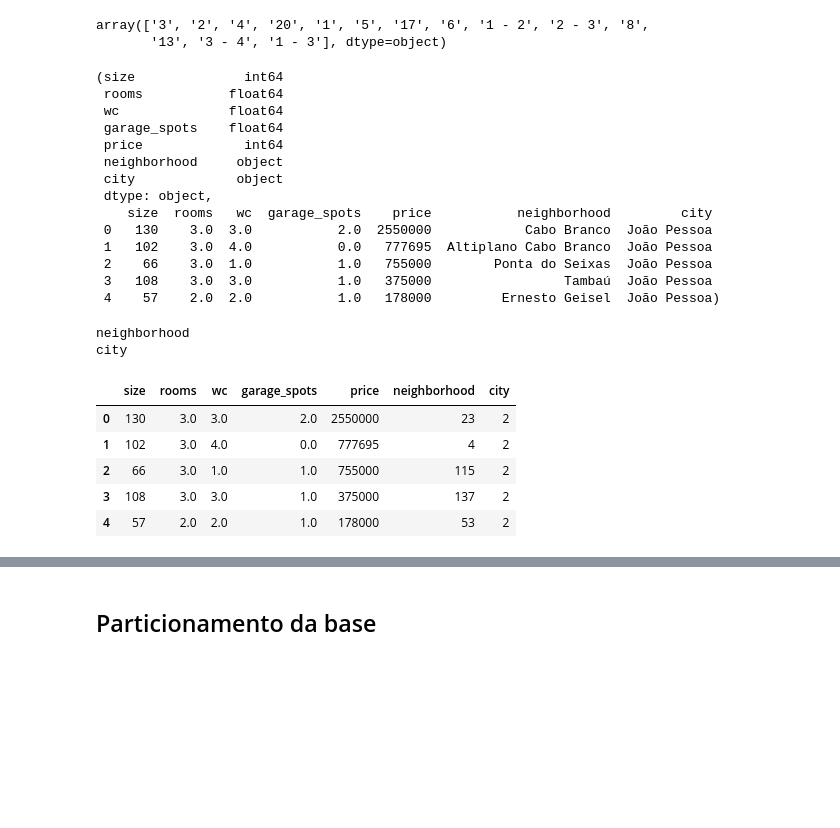
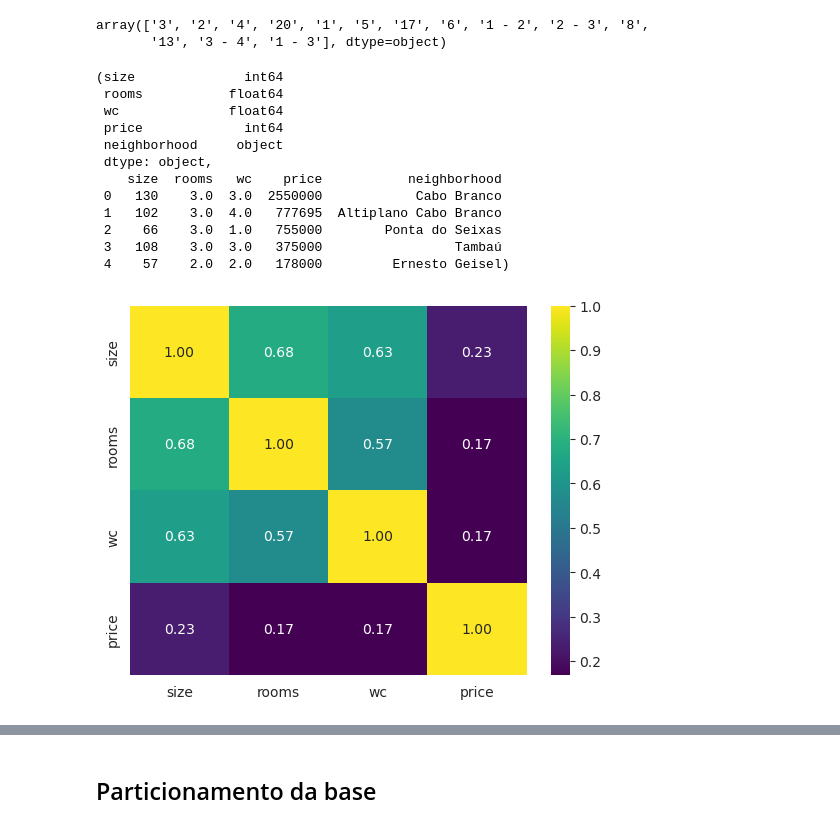
Before and after one commit to pveinberg/formacao_ML_minsait, a Jupyter notebook: Notebooks/Aula02/exercicios/redes-neurais-imoveis-v01.ipynb, the cells around one changed output, grey strips where cells are left out. Cells and saved outputs as stored; diff of their text form; code cells hidden in the pictures; blank space fills up the shorter version.

```diff
--- a/Notebooks/Aula02/exercicios/redes-neurais-imoveis-v01.ipynb
+++ b/Notebooks/Aula02/exercicios/redes-neurais-imoveis-v01.ipynb
@@ -105,7 +119,7 @@ assert update_data('1') == 1, 'Não foi possível castear to int'
 assert update_data('2 - 3') == 2.5, 'Não foi possível castear to int'
 # %%
 # Atualizar 3 colunas
-for col in ['rooms', 'wc', 'garage_spots']:
+for col in list(data.iloc[:, :4].select_dtypes('object').columns):
     data[col] = data[col].map(lambda x : update_data(x)).astype(float)
 
 data.dtypes, data.head()
@@ -113,32 +127,19 @@ data.dtypes, data.head()
 (size              int64
  rooms           float64
  wc              float64
- garage_spots    float64
  price             int64
  neighborhood     object
- city             object
  dtype: object,
-    size  rooms   wc  garage_spots    price           neighborhood         city
- 0   130    3.0  3.0           2.0  2550000            Cabo Branco  João Pessoa
- 1   102    3.0  4.0           0.0   777695  Altiplano Cabo Branco  João Pessoa
- 2    66    3.0  1.0           1.0   755000        Ponta do Seixas  João Pessoa
- 3   108    3.0  3.0           1.0   375000                 Tambaú  João Pessoa
- 4    57    2.0  2.0           1.0   178000         Ernesto Geisel  João Pessoa)
+    size  rooms   wc    price           neighborhood
+ 0   130    3.0  3.0  2550000            Cabo Branco
+ 1   102    3.0  4.0   777695  Altiplano Cabo Branco
+ 2    66    3.0  1.0   755000        Ponta do Seixas
+ 3   108    3.0  3.0   375000                 Tambaú
+ 4    57    2.0  2.0   178000         Ernesto Geisel)
-# %%
-# label encoder para cidade e bairro
-
-encode = LabelEncoder()
-for col in data.select_dtypes('object'):
-    print(col)
-    data[col] = encode.fit_transform(data[col])
-
-data.head()
-# %% [output]
-neighborhood
-city
-|  | size | rooms | wc | garage_spots | price | neighborhood | city |
-| 0 | 130 | 3.0 | 3.0 | 2.0 | 2550000 | 23 | 2 |
-| 1 | 102 | 3.0 | 4.0 | 0.0 | 777695 | 4 | 2 |
-| 2 | 66 | 3.0 | 1.0 | 1.0 | 755000 | 115 | 2 |
-| 3 | 108 | 3.0 | 3.0 | 1.0 | 375000 | 137 | 2 |
-| 4 | 57 | 2.0 | 2.0 | 1.0 | 178000 | 53 | 2 |
+# %%
+matrix_corr = data.corr(numeric_only=True)
+
+sns.heatmap(matrix_corr, fmt='.2f', cmap='viridis', annot=True)
+plt.show()
+# %% [output]
+[figure, added]
```
Also changed, not shown: parts of 26 cells of this notebook, 1 other file.
